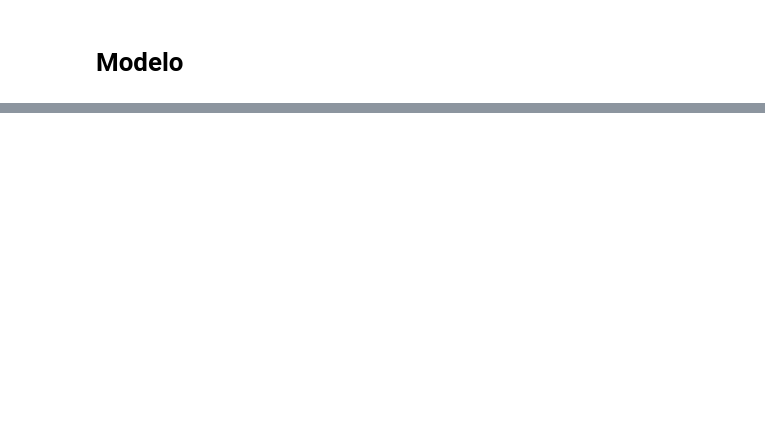
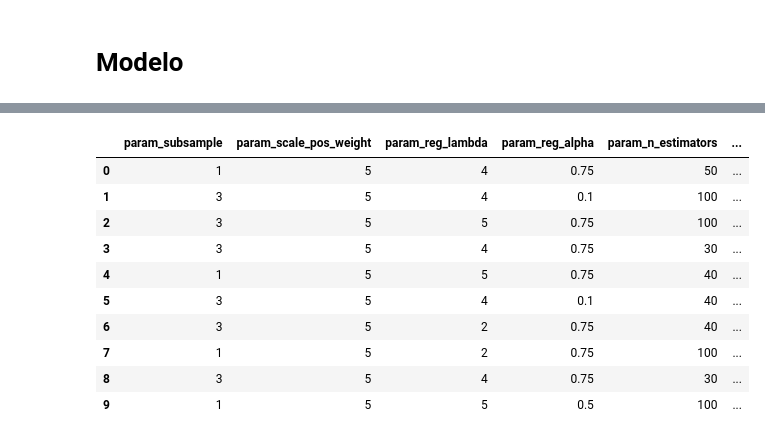
Before and after one commit to Factoria-F5-AI-Bootcamp-1-Edicion/NLP_Verbo, a Jupyter notebook: EDA_Verbo.ipynb, the cells around one changed output, grey strips where cells are left out. Drawn from its saved outputs; the diff is of its cells as text; code cells hidden in the pictures; blank space fills up the shorter version.

Commit message:
Segunda prueba de modelos predictivos con hiperparametros

```diff
--- a/EDA_Verbo.ipynb
+++ b/EDA_Verbo.ipynb
@@ -389,0 +350,3 @@ print(text_tfidf.shape)
+# %%
+x_train_counts = count_vect.fit_transform(train_text)
+x_train_tfidf = transformer.fit_transform(x_train_counts)
@@ -402,2 +363,0 @@ pipeline = Pipeline([
-# %%
-pipeline.fit(train_text, train_labels)
@@ -432,0 +364,6 @@ Accuracy: 70.4000%
+# %%
+from sklearn.ensemble import RandomForestClassifier
+from sklearn.metrics import *
+
+model = RandomForestClassifier(n_estimators=500)
+model.fit(x_train_tfidf,train_labels)
@@ -432,0 +427,5 @@ Accuracy: 70.4000%
+# %%
+#Building XGBoost Model
+from xgboost import XGBClassifier
+model_bow = XGBClassifier(random_state=22,learning_rate=0.9)
+model_bow.fit(x_train_tfidf,train_labels)
@@ -432,0 +498,47 @@ Accuracy: 70.4000%
+# %%
+# Grid de hiperparámetros evaluados
+# ==============================================================================
+param_grid = {'n_estimators'  : [30,40,50,100,200],
+              'max_depth'     : [3,4,5],
+              'subsample'     : [1,3],
+              'learning_rate' : [0.01,0.1],
+              'reg_alpha'     : [0.1,0.5,0.75],
+              'reg_lambda'    : [2,4,5],
+              "min_child_weight" : [5,15,20,25],
+              'scale_pos_weight' : [5]
+             }
+
+# Búsqueda por grid search con validación cruzada
+# ==============================================================================
+grid = RandomizedSearchCV(
+        estimator  = XGBClassifier(random_state=42),
+        param_distributions = param_grid,
+        scoring    = ['recall','accuracy'],
+        n_jobs     = multiprocessing.cpu_count() - 1,
+        cv         = 5, # nos quedamos con 200 en cross validation después de hacer pruebas con varios valores
+        refit      = False,
+        verbose    = 0,
+        return_train_score = True
+       )
+
+grid.fit(X = train_text, y = train_labels)
+
+# Resultados
+# ==============================================================================
+resultados = pd.DataFrame(grid.cv_results_)
+resultados.filter(regex = '(param*|mean_t)') \
+    .drop(columns = 'params') \
+    .sort_values('mean_test_recall', ascending = False) \
+    .head(10)
+# %% [output]
+|  | param_subsample | param_scale_pos_weight | param_reg_lambda | param_reg_alpha | param_n_estimators | ... |
+| 0 | 1 | 5 | 4 | 0.75 | 50 | ... |
+| 1 | 3 | 5 | 4 | 0.1 | 100 | ... |
+| 2 | 3 | 5 | 5 | 0.75 | 100 | ... |
+| 3 | 3 | 5 | 4 | 0.75 | 30 | ... |
+| 4 | 1 | 5 | 5 | 0.75 | 40 | ... |
+| 5 | 3 | 5 | 4 | 0.1 | 40 | ... |
+| 6 | 3 | 5 | 2 | 0.75 | 40 | ... |
+| 7 | 1 | 5 | 2 | 0.75 | 100 | ... |
+| 8 | 3 | 5 | 4 | 0.75 | 30 | ... |
+| 9 | 1 | 5 | 5 | 0.5 | 100 | ... |
```
Also changed, not shown: parts of 25 cells of this notebook.
